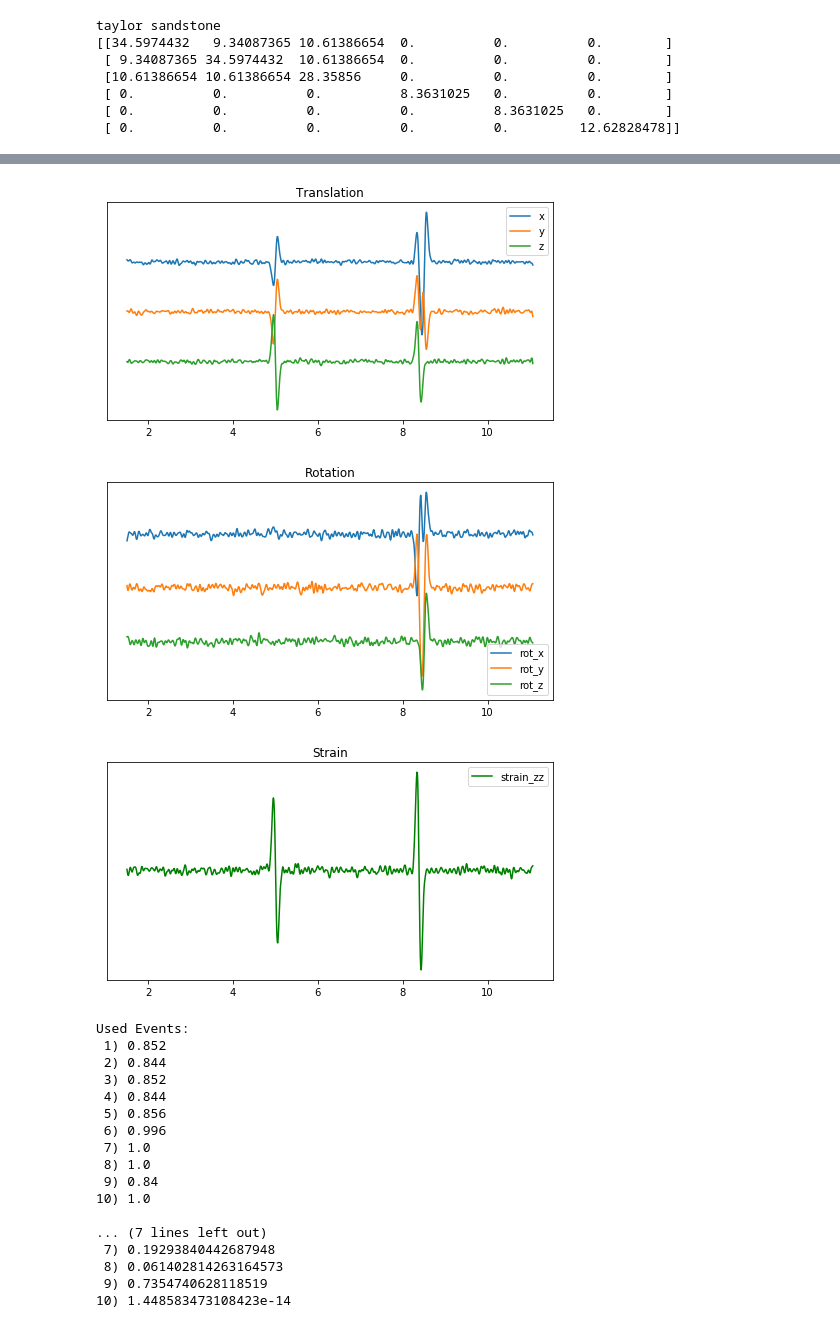
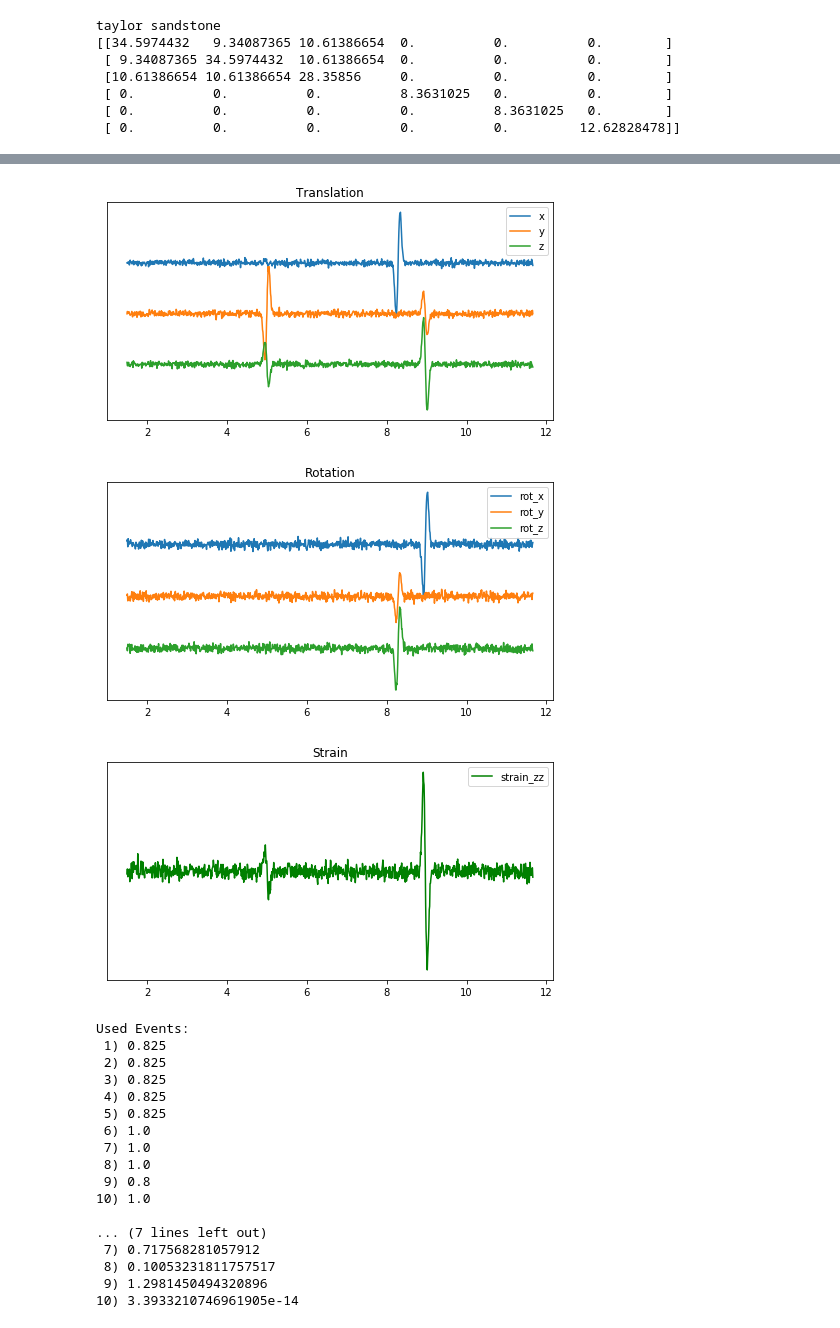
Before and after one commit to sebnoe/anisotropy, a Jupyter notebook: notebooks/Inversion_7C.ipynb, the cells around one changed output, grey strips where cells are left out. Saved outputs shown, nothing was run; the diff lists cells and outputs as text; code cells hidden in the pictures.

```diff
--- a/notebooks/Inversion_7C.ipynb
+++ b/notebooks/Inversion_7C.ipynb
@@ -200,10 +260,10 @@ fs = 100.
 SNR_dB_u = 10.
 SNR_dB_r = 5.
 SNR_dB_s = 5.
-N = 40 # shots per inversion
+N = 25 # shots per inversion
 Ninv = 50  # repetition of inversion
 mode = 'triclinic'
-minangle = 75
+minangle = 60
 ang1 = 0.
 ang2 = 0.
 ang3 = 0.
@@ -227,10 +287,9 @@ for j in range(0,Ninv):
         seis, t = get_seis_strain(v,vel,nus[i],f,fs)
         seis = make_some_noise(seis,SNR_dB_u,SNR_dB_r,SNR_dB_s=SNR_dB_s)
         seis = np.array([seis[0,:],seis[1,:],seis[2,:],seis[3,:],seis[4,:],seis[5,:],seis[8,:]])
-        seis = lowpass(seis,f,fs)
         try: #every thousandth direction there's one that fails for some reason
-            n_trans = get_polarizations(seis,'noise')
-            nu_e = get_propagation_direction(seis)
+            n_trans = get_polarizations(seis,'nav')
+            nu_e = get_propagation_direction(seis,f,fs)
             vel_e,_,_ = estimate_velocity_7C(seis,nu_e,t,minangle)
             if vel_e[0]==0. or vel_e[0]/3 >vel_e[1]:# or nu_e[2]<np.cos(minangle*np.pi/180):# or vel_e[0]<vel_e[1]:
                 pass
@@ -422,10 +480,9 @@ for k in range(0,Nang):
             seis, t = get_seis_strain(v,vel,nus[i],f,fs)
             seis = make_some_noise(seis,SNR_dB_u,SNR_dB_r,SNR_dB_s=SNR_dB_s)
             seis = np.array([seis[0,:],seis[1,:],seis[2,:],seis[3,:],seis[4,:],seis[5,:],seis[8,:]])
-            seis = lowpass(seis,f,fs)
             try: #every thousandth direction there's one that fails for some reason
-                n_trans = get_polarizations(seis,'noise')
-                nu_e = get_propagation_direction(seis)
+                n_trans = get_polarizations(seis,'nav')
+                nu_e = get_propagation_direction(seis,f,fs)
                 vel_e,_,_ = estimate_velocity_7C(seis,nu_e,t,minangle[k])
                 if vel_e[0]==0. or vel_e[0]/3 >vel_e[1]:# or nu_e[2]<np.cos(minangle*np.pi/180):# or vel_e[0]<vel_e[1]:
                     pass
@@ -561,7 +618,7 @@ fs = 100.
 SNR_dB_u = 10.
 SNR_dB_r = 5.
 SNR_dB_s = 5.
-N = 250
+N = 40
 min_vertical = 80.
 
 ## mode: assumed symmetry
@@ -621,7 +678,6 @@ for i in range(1,N+1):
     seis, t = get_seis_strain(v,vel,nus[i],f,fs)
     seis = make_some_noise(seis,SNR_dB_u,SNR_dB_r,SNR_dB_s=SNR_dB_s)
     seis = np.array([seis[0,:],seis[1,:],seis[2,:],seis[3,:],seis[4,:],seis[5,:],seis[8,:]])
-    seis = lowpass(seis,f,fs)
 
     if i==1:
         plot_7C(seis,t)
@@ -636,8 +692,8 @@ for i in range(1,N+1):
             iqS1 = l
 
     #1) no analytical results
-    n_trans = get_polarizations(seis,'noise')
-    nu_e = get_propagation_direction(seis)
+    n_trans = get_polarizations(seis,'nav')
+    nu_e = get_propagation_direction(seis,f,fs)
     vel_e,_,_ = estimate_velocity_7C(seis,nu_e,t,min_vertical)
 
     if vel_e[0]==0. or vel_e[0]<vel_e[1] or vel_e[0]/3 > vel_e[1]:
@@ -647,7 +703,7 @@ for i in range(1,N+1):
         d1,G1 = add_new_data(mode,d1,G1,nu_e,vel_e,n_trans,density)
 
     #2) accurate propagation direction
-    n_trans = get_polarizations(seis,'noise')
+    n_trans = get_polarizations(seis,'nav')
     nu_e = nus[i]
     vel_e,_,_ = estimate_velocity_7C(seis,nu_e,t,min_vertical)
 
@@ -660,7 +716,7 @@ for i in range(1,N+1):
     #3) accurate polarizations
 
     n_trans = np.array([v[:,iqP],v[:,iqS1],v[:,iqS2]])
-    nu_e = get_propagation_direction(seis)
+    nu_e = get_propagation_direction(seis,f,fs)
     vel_e,_,_ = estimate_velocity_7C(seis,nu_e,t,min_vertical)
 
     if vel_e[0]==0. or vel_e[0]<vel_e[1] or vel_e[0]/3 > vel_e[1]:
@@ -682,8 +738,8 @@ for i in range(1,N+1):
 
     #5) accurate qS velocities
 
-    n_trans = get_polarizations(seis,'noise')
-    nu_e = get_propagation_direction(seis)
+    n_trans = get_polarizations(seis,'nav')
+    nu_e = get_propagation_direction(seis,f,fs)
     vel_e,_,_ = estimate_velocity_7C(seis,nu_e,t,min_vertical)
     vel_e[1] = vel[iqS1]
     vel_e[2] = vel[iqS2]
@@ -696,8 +752,8 @@ for i in range(1,N+1):
 
     #6) accurate qP velocity
 
-    n_trans = get_polarizations(seis,'noise')
-    nu_e = get_propagation_direction(seis)
+    n_trans = get_polarizations(seis,'nav')
+    nu_e = get_propagation_direction(seis,f,fs)
     vel_e,_,_ = estimate_velocity_7C(seis,nu_e,t,min_vertical)
 
     vel_e[0] = vel[iqP]
@@ -710,8 +766,8 @@ for i in range(1,N+1):
 
     #7) accurate qP & qS velocities
 
-    n_trans = get_polarizations(seis,'noise')
-    nu_e = get_propagation_direction(seis)
+    n_trans = get_polarizations(seis,'nav')
+    nu_e = get_propagation_direction(seis,f,fs)
     vel_e[0] = vel[iqP]
     vel_e[1] = vel[iqS1]
     vel_e[2] = vel[iqS2]
@@ -738,7 +794,7 @@ for i in range(1,N+1):
 
     #8) accurate velocities and prop. direction
 
-    n_trans = get_polarizations(seis,'noise')
+    n_trans = get_polarizations(seis,'nav')
     nu_e = nus[i]
     vel_e[0] = vel[iqP]
     vel_e[1] = vel[iqS1]
@@ -944,20 +1000,20 @@ plt.show()
-[figure, old version]
+[figure, new version]
-[figure, old version]
+[figure, new version]
-[figure, old version]
+[figure, new version]
 Used Events:
- 1) 0.852
- 2) 0.844
- 3) 0.852
- 4) 0.844
- 5) 0.856
- 6) 0.996
+ 1) 0.825
+ 2) 0.825
+ 3) 0.825
+ 4) 0.825
+ 5) 0.825
+ 6) 1.0
  7) 1.0
  8) 1.0
- 9) 0.84
+ 9) 0.8
 10) 1.0
 
 ... (7 lines left out)
- 7) 0.19293840442687948
- 8) 0.061402814263164573
- 9) 0.7354740628118519
-10) 1.448583473108423e-14
+ 7) 0.717568281057912
+ 8) 0.10053231811757517
+ 9) 1.2981450494320896
+10) 3.3933210746961905e-14
```
Also changed, not shown: parts of 7 cells of this notebook, 7 other files.
